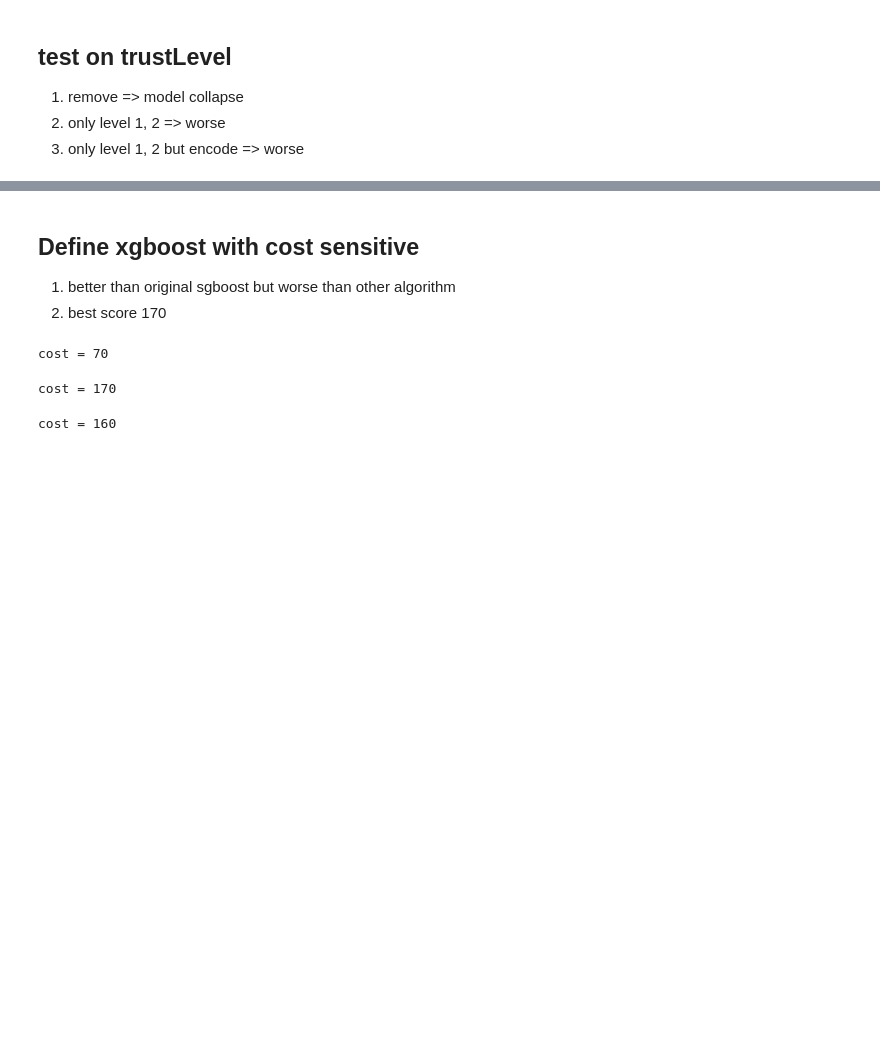
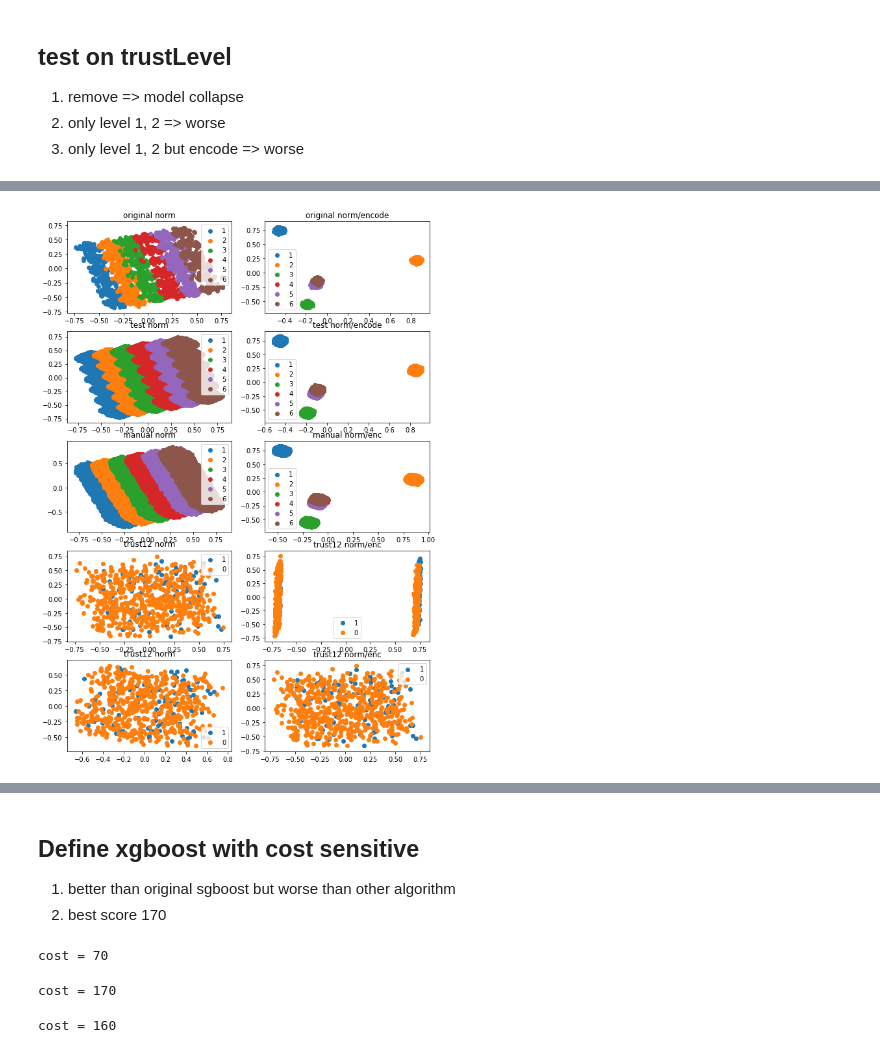
Before and after one commit to heatherwan/DataMining_course_project, a Jupyter notebook: feature_generation_PCA.ipynb, the cells around one changed output, grey strips where cells are left out. Drawn from its saved outputs; the diff is of its cells as text; code cells hidden in the pictures; blank space fills up the shorter version.

```diff
--- a/feature_generation_PCA.ipynb
+++ b/feature_generation_PCA.ipynb
@@ -107,9 +262,9 @@ X_manual_encode = pd.get_dummies(X_manual, columns=['trustLevel'], prefix='trust
 X_test_encode = pd.get_dummies(X_test, columns=['trustLevel'], prefix='trustLevel')
 
 X_train_manual_enc = pd.DataFrame(fit_minmax.fit_transform(X_manual_encode), columns=X_manual_encode.columns, index=X_manual_encode.index)
-X_test_manual_enc = pd.DataFrame(fit_minmax.transform(X_test_encode), columns=X_test_encode.columns, index=X_test_encode.index)
-print(X_train_manual_enc.shape)
-print(X_test_manual_enc.shape)
+X_test_manual_enc = pd.DataFrame(fit_minmax.transform(X_test_encode), columns=X_manual_encode.columns, index=X_test_encode.index)
+print(X_train_manual_enc.columns)
+print(X_test_manual_enc.columns)
 # %% [output]
 (1879, 7)
 (498121, 7)
@@ -328,0 +461,80 @@ Text(0.5, 1.0, 'PCA trust12')
+# %%
+fig, ax = plt.subplots(5,2)
+fig.set_figheight(15)
+fig.set_figwidth(10)
+ax[0,0].scatter(X_train_PCA_norm[X_train_norm['trustLevel']== 0.0,0], X_train_PCA_norm[X_train_norm['trustLevel']== 0.0,1], label='1')
+ax[0,0].scatter(X_train_PCA_norm[X_train_norm['trustLevel']== 0.2,0], X_train_PCA_norm[X_train_norm['trustLevel']== 0.2,1], label='2')
+ax[0,0].scatter(X_train_PCA_norm[X_train_norm['trustLevel']== 0.4000000000000001,0], X_train_PCA_norm[X_train_norm['trustLevel']== 0.4000000000000001,1], label='3')
+ax[0,0].scatter(X_train_PCA_norm[X_train_norm['trustLevel']== 0.6000000000000001,0], X_train_PCA_norm[X_train_norm['trustLevel']== 0.6000000000000001,1], label='4')
+ax[0,0].scatter(X_train_PCA_norm[X_train_norm['trustLevel']== 0.8,0], X_train_PCA_norm[X_train_norm['trustLevel']== 0.8,1], label='5')
+ax[0,0].scatter(X_train_PCA_norm[X_train_norm['trustLevel']== 1.0000000000000002,0], X_train_PCA_norm[X_train_norm['trustLevel']== 1.0000000000000002,1], label='6')
+ax[0,0].legend()
+ax[0,0].set_title('original norm')
+
+ax[0,1].scatter(X_train_PCA_norm_enc[X_train_norm['trustLevel']== 0,0], X_train_PCA_norm_enc[X_train_norm['trustLevel']== 0,1], label='1')
+ax[0,1].scatter(X_train_PCA_norm_enc[X_train_norm['trustLevel']== 0.2,0], X_train_PCA_norm_enc[X_train_norm['trustLevel']== 0.2,1], label='2')
+ax[0,1].scatter(X_train_PCA_norm_enc[X_train_norm['trustLevel']== 0.4000000000000001,0], X_train_PCA_norm_enc[X_train_norm['trustLevel']== 0.4000000000000001,1], label='3')
+ax[0,1].scatter(X_train_PCA_norm_enc[X_train_norm['trustLevel']== 0.6000000000000001,0], X_train_PCA_norm_enc[X_train_norm['trustLevel']== 0.6000000000000001,1], label='4')
+ax[0,1].scatter(X_train_PCA_norm_enc[X_train_norm['trustLevel']== 0.8,0], X_train_PCA_norm_enc[X_train_norm['trustLevel']== 0.8,1], label='5')
+ax[0,1].scatter(X_train_PCA_norm_enc[X_train_norm['trustLevel']== 1.0000000000000002,0], X_train_PCA_norm_enc[X_train_norm['trustLevel']== 1.0000000000000002,1], label='6')
+ax[0,1].legend()
+ax[0,1].set_title('original norm/encode')
+
+ax[1,0].scatter(X_test_PCA_norm[X_test_norm['trustLevel']== 0,0], X_test_PCA_norm[X_test_norm['trustLevel']== 0,1], label='1')
+ax[1,0].scatter(X_test_PCA_norm[X_test_norm['trustLevel']== 0.2,0], X_test_PCA_norm[X_test_norm['trustLevel']== 0.2,1], label='2')
+ax[1,0].scatter(X_test_PCA_norm[X_test_norm['trustLevel']== 0.4000000000000001,0], X_test_PCA_norm[X_test_norm['trustLevel']== 0.4000000000000001,1], label='3')
+ax[1,0].scatter(X_test_PCA_norm[X_test_norm['trustLevel']== 0.6000000000000001,0], X_test_PCA_norm[X_test_norm['trustLevel']== 0.6000000000000001,1], label='4')
+ax[1,0].scatter(X_test_PCA_norm[X_test_norm['trustLevel']== 0.8,0], X_test_PCA_norm[X_test_norm['trustLevel']== 0.8,1], label='5')
+ax[1,0].scatter(X_test_PCA_norm[X_test_norm['trustLevel']== 1.0000000000000002,0], X_test_PCA_norm[X_test_norm['trustLevel']== 1.0000000000000002,1], label='6')
+# ax[1,0].scatter(X_test_PCA_norm[:,0], X_test_PCA_norm[:,1], label='?')
+ax[1,0].legend()
+ax[1,0].set_title('test norm')
+
+ax[1,1].scatter(X_test_PCA_norm_enc[X_test_norm['trustLevel']== 0,0], X_test_PCA_norm_enc[X_test_norm['trustLevel']== 0,1], label='1')
+ax[1,1].scatter(X_test_PCA_norm_enc[X_test_norm['trustLevel']== 0.2,0], X_test_PCA_norm_enc[X_test_norm['trustLevel']== 0.2,1], label='2')
+ax[1,1].scatter(X_test_PCA_norm_enc[X_test_norm['trustLevel']== 0.4000000000000001,0], X_test_PCA_norm_enc[X_test_norm['trustLevel']== 0.4000000000000001,1], label='3')
+ax[1,1].scatter(X_test_PCA_norm_enc[X_test_norm['trustLevel']== 0.6000000000000001,0], X_test_PCA_norm_enc[X_test_norm['trustLevel']== 0.6000000000000001,1], label='4')
+ax[1,1].scatter(X_test_PCA_norm_enc[X_test_norm['trustLevel']== 0.8,0], X_test_PCA_norm_enc[X_test_norm['trustLevel']== 0.8,1], label='5')
+ax[1,1].scatter(X_test_PCA_norm_enc[X_test_norm['trustLevel']== 1.0000000000000002,0], X_test_PCA_norm_enc[X_test_norm['trustLevel']== 1.0000000000000002,1], label='6')
+# ax[1,1].scatter(X_test_PCA_norm_enc[:,0], X_test_PCA_norm_enc[:,1], label='?')
+ax[1,1].legend()
+ax[1,1].set_title('test norm/encode')
+
+ax[2,0].scatter(X_test_PCA_manual[X_test_norm['trustLevel']== 0,0], X_test_PCA_manual[X_test_norm['trustLevel']== 0,1], label='1')
+ax[2,0].scatter(X_test_PCA_manual[X_test_norm['trustLevel']== 0.2,0], X_test_PCA_manual[X_test_norm['trustLevel']== 0.2,1], label='2')
+ax[2,0].scatter(X_test_PCA_manual[X_test_norm['trustLevel']== 0.4000000000000001,0], X_test_PCA_manual[X_test_norm['trustLevel']== 0.4000000000000001,1], label='3')
+ax[2,0].scatter(X_test_PCA_manual[X_test_norm['trustLevel']== 0.6000000000000001,0], X_test_PCA_manual[X_test_norm['trustLevel']== 0.6000000000000001,1], label='4')
+ax[2,0].scatter(X_test_PCA_manual[X_test_norm['trustLevel']== 0.8,0], X_test_PCA_manual[X_test_norm['trustLevel']== 0.8,1], label='5')
+ax[2,0].scatter(X_test_PCA_manual[X_test_norm['trustLevel']== 1.0000000000000002,0], X_test_PCA_manual[X_test_norm['trustLevel']== 1.0000000000000002,1], label='6')
+ax[2,0].legend()
+ax[2,0].set_title('manual norm')
+
+ax[2,1].scatter(X_test_PCA_manual_enc[X_test_norm['trustLevel']== 0,0], X_test_PCA_manual_enc[X_test_norm['trustLevel']== 0,1], label='1')
+ax[2,1].scatter(X_test_PCA_manual_enc[X_test_norm['trustLevel']== 0.2,0], X_test_PCA_manual_enc[X_test_norm['trustLevel']== 0.2,1], label='2')
+ax[2,1].scatter(X_test_PCA_manual_enc[X_test_norm['trustLevel']== 0.4000000000000001,0], X_test_PCA_manual_enc[X_test_norm['trustLevel']== 0.4000000000000001,1], label='3')
+ax[2,1].scatter(X_test_PCA_manual_enc[X_test_norm['trustLevel']== 0.6000000000000001,0], X_test_PCA_manual_enc[X_test_norm['trustLevel']== 0.6000000000000001,1], label='4')
+ax[2,1].scatter(X_test_PCA_manual_enc[X_test_norm['trustLevel']== 0.8,0], X_test_PCA_manual_enc[X_test_norm['trustLevel']== 0.8,1], label='5')
+ax[2,1].scatter(X_test_PCA_manual_enc[X_test_norm['trustLevel']== 1.0000000000000002,0], X_test_PCA_manual_enc[X_test_norm['trustLevel']== 1.0000000000000002,1], label='6')
+ax[2,1].legend()
+ax[2,1].set_title('manual norm/enc')
+
+ax[3,0].scatter(X_train_PCA_trust12[y_trust12==1,0], X_train_PCA_trust12[y_trust12==1,1], label='1')
+ax[3,0].scatter(X_train_PCA_trust12[y_trust12==0,0], X_train_PCA_trust12[y_trust12==0,1], label='0')
+ax[3,0].legend()
+ax[3,0].set_title('trust12 norm')
+
+ax[3,1].scatter(X_train_PCA_trust12_enc[y_trust12_enc==1,0], X_train_PCA_trust12_enc[y_trust12_enc==1,1], label='1')
+ax[3,1].scatter(X_train_PCA_trust12_enc[y_trust12_enc==0,0], X_train_PCA_trust12_enc[y_trust12_enc==0,1], label='0')
+ax[3,1].legend()
+ax[3,1].set_title('trust12 norm/enc')
+
+ax[4,0].scatter(X_train_PCA_trust12[y_trust12==1,1], X_train_PCA_trust12[y_trust12==1,2], label='1')
+ax[4,0].scatter(X_train_PCA_trust12[y_trust12==0,1], X_train_PCA_trust12[y_trust12==0,2], label='0')
+ax[4,0].legend()
+ax[4,0].set_title('trust12 norm')
+
+ax[4,1].scatter(X_train_PCA_trust12_enc[y_trust12_enc==1,1], X_train_PCA_trust12_enc[y_trust12_enc==1,2], label='1')
+ax[4,1].scatter(X_train_PCA_trust12_enc[y_trust12_enc==0,1], X_train_PCA_trust12_enc[y_trust12_enc==0,2], label='0')
+ax[4,1].legend()
+ax[4,1].set_title('trust12 norm/enc')
+# %% [output]
@@ -329,3 +542,4 @@ Text(0.5, 1.0, 'PCA trust12')
+[figure, added]
 # %%
 code_for_test(X_train_PCA_manual_enc, y)
 # %% [output]
```
Also changed, not shown: parts of 58 cells of this notebook.
